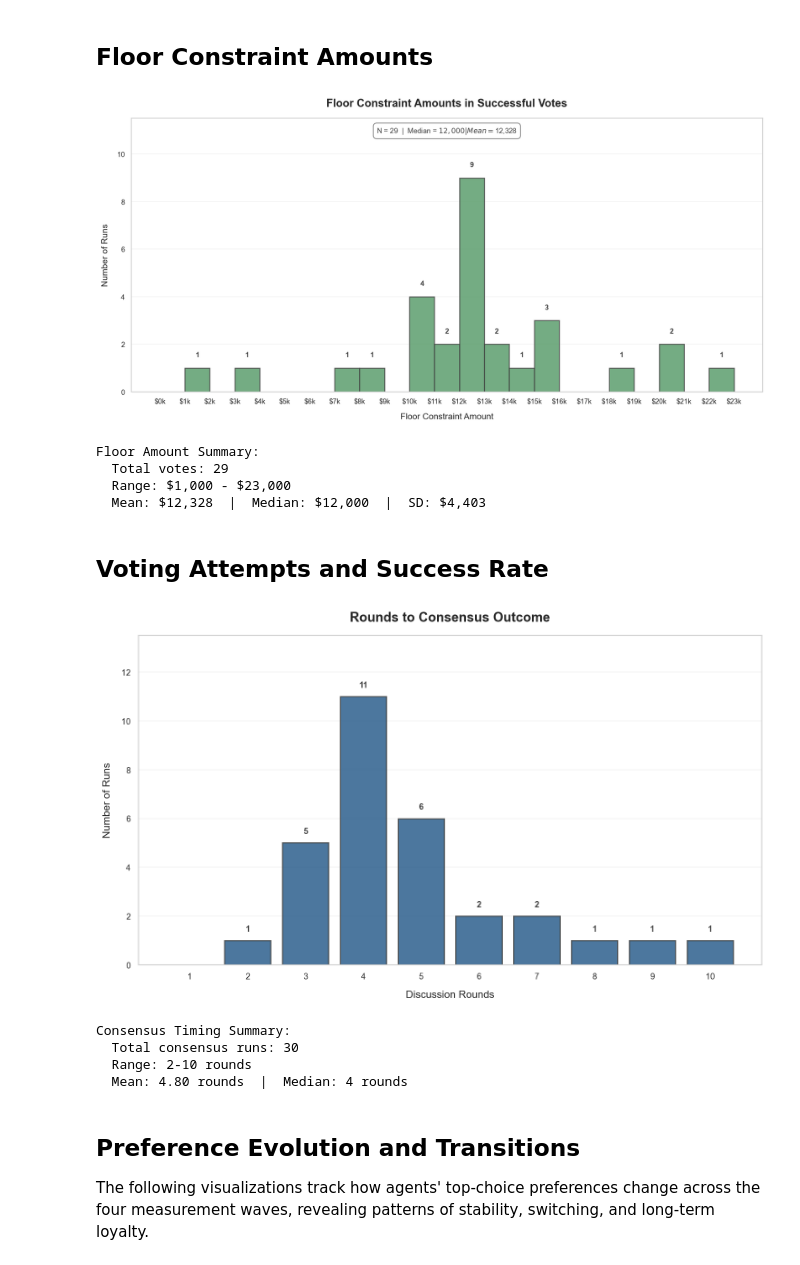
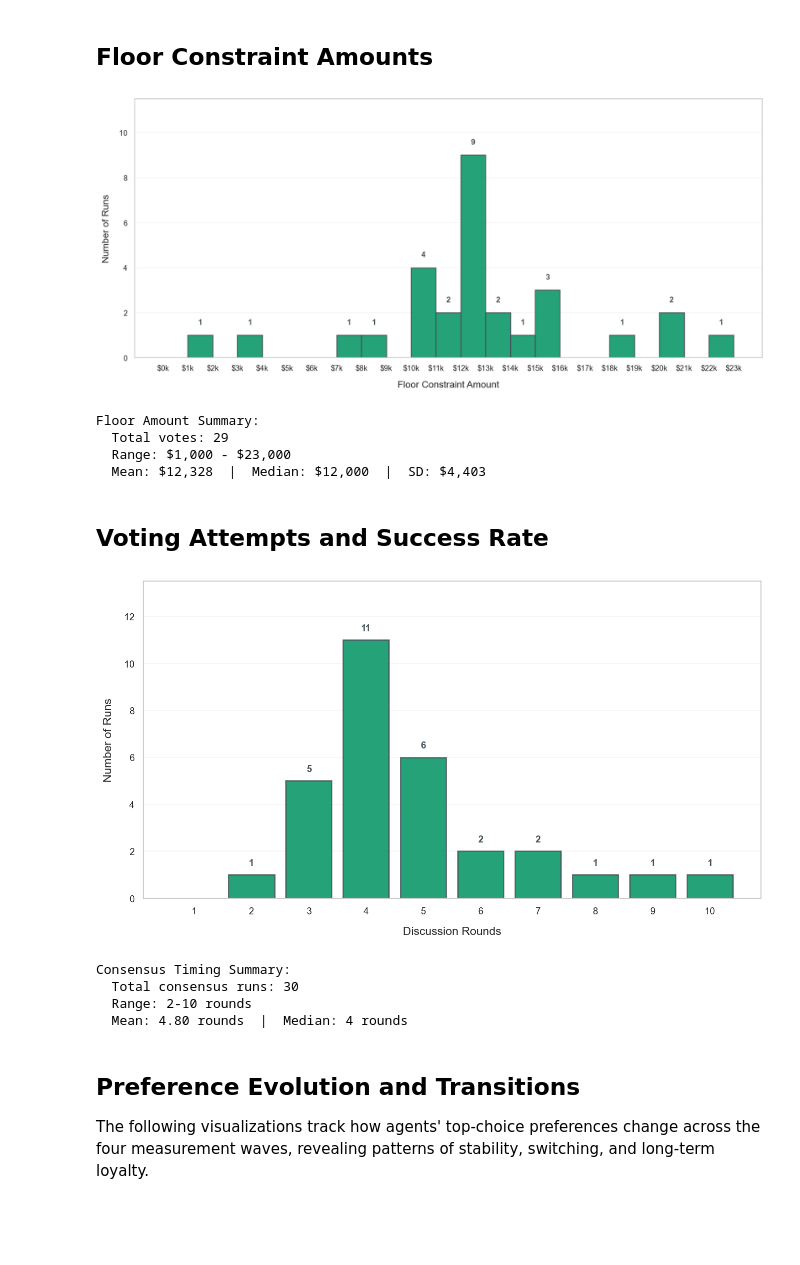
Before and after one commit to Lucas-Mueller/Rawls_v3, a Jupyter notebook: hypothesis_testing/hypothesis_1/hypothesis1_descriptive_analysis.ipynb, the cells around one changed output. Drawn from its saved outputs; the diff is of its cells as text; code cells hidden in the pictures; blank space fills up the shorter version.

```diff
--- a/hypothesis_testing/hypothesis_1/hypothesis1_descriptive_analysis.ipynb
+++ b/hypothesis_testing/hypothesis_1/hypothesis1_descriptive_analysis.ipynb
@@ -592,45 +605,40 @@ if not parameter_votes.empty:
 
     # Create histogram
     counts, bin_edges, patches = ax.hist(amounts, bins=bins, color=COLORS["primary_green"],
-                                         edgecolor=COLORS["dark_gray"], alpha=0.85, linewidth=1.2)
+                                         edgecolor=COLORS["primary_blue"], alpha=0.85, linewidth=1.2)
 
     # Add count labels on bars
     for count, edge in zip(counts, bin_edges[:-1]):
         if count > 0:
             ax.text(edge + bin_width/2, count + 0.4, int(count),
                    ha="center", va="bottom", fontsize=FONT_SIZES["annotation"],
                    fontweight="bold", color=COLORS["dark_gray"])
 
     # Format x-axis labels
     ax.set_xticks(bins)
     ax.set_xticklabels([f"${int(b/1000)}k" for b in bins], rotation=0)
 
-    ax.set_title("Floor Constraint Amounts in Successful Votes",
-                fontsize=FONT_SIZES["title"], fontweight="bold", pad=15)
+
     ax.set_xlabel("Floor Constraint Amount", fontsize=FONT_SIZES["axis_label"], labelpad=10)
     ax.set_ylabel("Number of Runs", fontsize=FONT_SIZES["axis_label"], labelpad=10)
     ax.set_ylim(0, counts.max() + 2.5)
 
     # Add summary statistics box
     median_amount = np.median(amounts)
     mean_amount = np.mean(amounts)
-    stats_text = f"N = {len(amounts)}  |  Median = ${median_amount:,.0f}  |  Mean = ${mean_amount:,.0f}"
-    ax.text(0.5, 0.97, stats_text, transform=ax.transAxes, ha="center", va="top",
-            bbox=dict(boxstyle="round,pad=0.5", facecolor="white", edgecolor=COLORS["medium_gray"],
-                     linewidth=1, alpha=0.9),
-            fontsize=FONT_SIZES["annotation"], color=COLORS["dark_gray"])
+
 
     fig.tight_layout()
     plt.show()
 
     print(f"\nFloor Amount Summary:")
     print(f"  Total votes: {len(amounts)}")
     print(f"  Range: ${amounts.min():,.0f} - ${amounts.max():,.0f}")
     print(f"  Mean: ${mean_amount:,.0f}  |  Median: ${median_amount:,.0f}  |  SD: ${amounts.std():,.0f}")
 else:
     print("No successful votes with numeric constraints found.")
 # %% [output]
-[figure, old version]
+[figure, new version]
 Floor Amount Summary:
   Total votes: 29
   Range: $1,000 - $23,000
@@ -654,7 +662,7 @@ else:
     counts = counts.loc[display_bins]
 
     fig, ax = plt.subplots(figsize=FIG_SIZES["single"])
-    bars = ax.bar(counts.index, counts.values, color=COLORS["primary_blue"],
+    bars = ax.bar(counts.index, counts.values, color=COLORS["primary_green"],
                   edgecolor=COLORS["dark_gray"], alpha=0.85, linewidth=1.2)
 
     # Add value labels on bars
@@ -664,8 +672,8 @@ else:
                    ha="center", va="bottom", fontsize=FONT_SIZES["annotation"],
                    fontweight="bold", color=COLORS["dark_gray"])
 
-    ax.set_title("Rounds to Consensus Outcome",
-                fontsize=FONT_SIZES["title"], fontweight="bold", pad=15)
+    #ax.set_title("Rounds to Consensus Outcome",
+                #fontsize=FONT_SIZES["title"], fontweight="bold", pad=15)
     ax.set_xlabel("Discussion Rounds", fontsize=FONT_SIZES["axis_label"], labelpad=10)
     ax.set_ylabel("Number of Runs", fontsize=FONT_SIZES["axis_label"], labelpad=10)
     ax.set_ylim(0, counts.values.max() + 2.5)
@@ -682,7 +690,7 @@ else:
     print(f"  Range: {rounds_values.min():.0f}-{rounds_values.max():.0f} rounds")
     print(f"  Mean: {rounds_values.mean():.2f} rounds  |  Median: {np.median(rounds_values):.0f} rounds")
 # %% [output]
-[figure, old version]
+[figure, new version]
 Consensus Timing Summary:
   Total consensus runs: 30
   Range: 2-10 rounds
```
Also changed, not shown: parts of 21 cells of this notebook, 13 other files.
